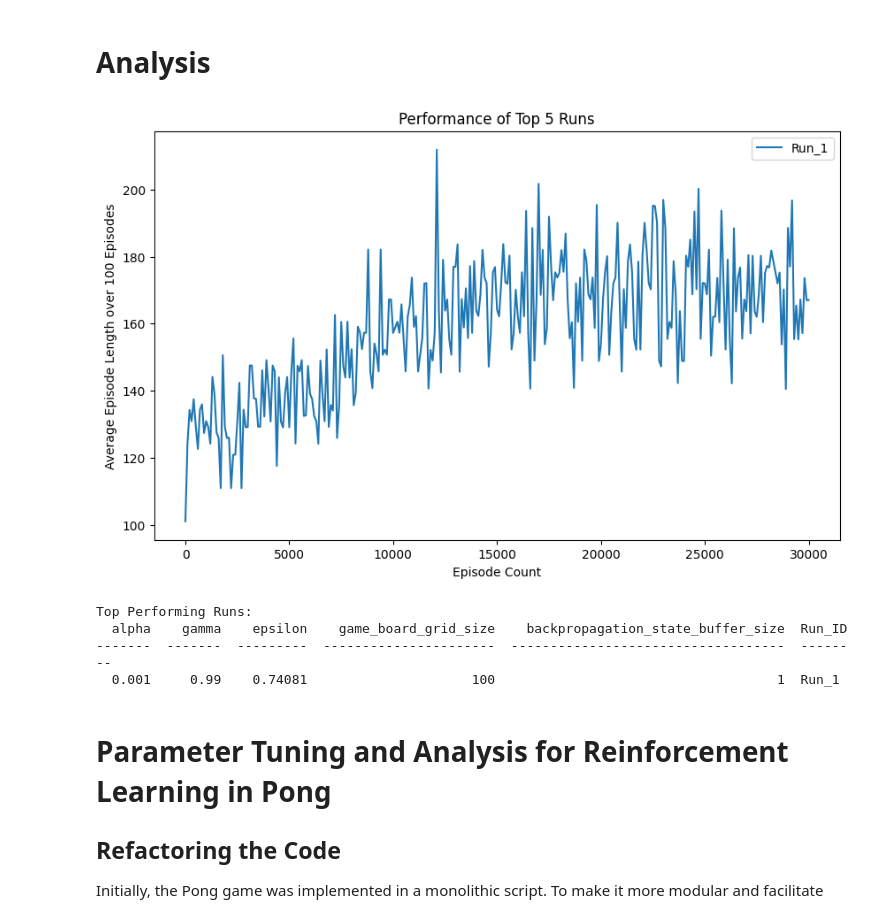
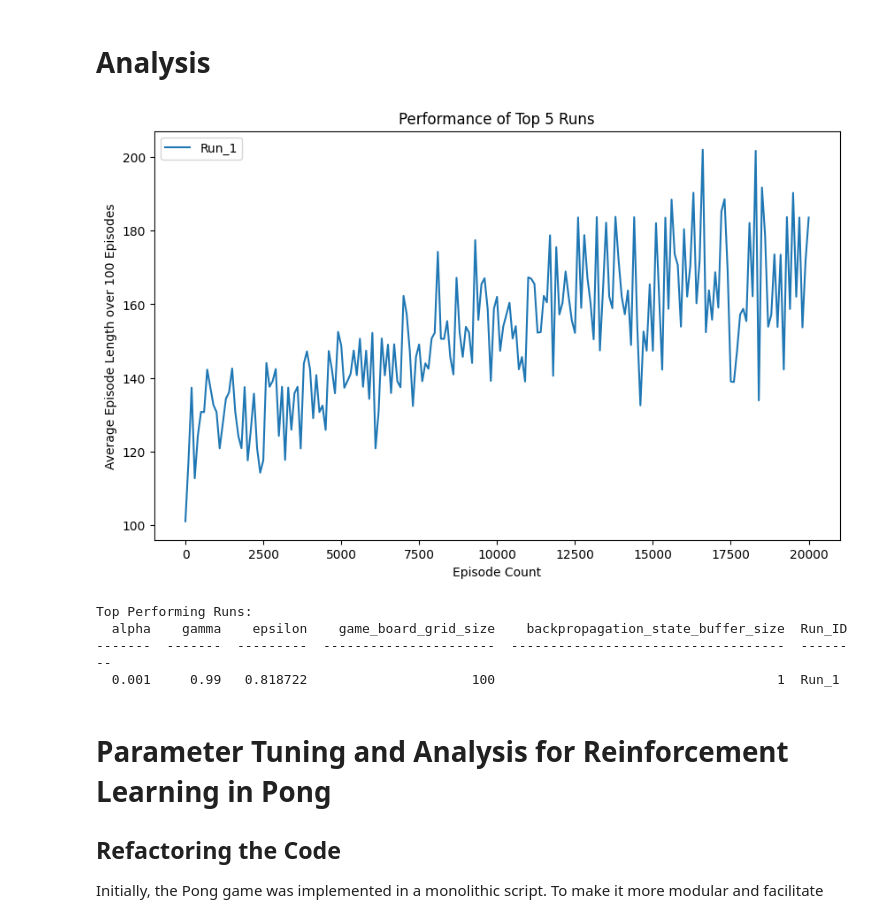
Before and after one commit to joereger/AI-PongReinforcementLearning, a Jupyter notebook: Teaching AI to Play Pong with PyTorch Neural Net.ipynb, the cells around one changed output. Cells and saved outputs as stored; diff of their text form; code cells hidden in the pictures.

```diff
--- a/Teaching AI to Play Pong with PyTorch Neural Net.ipynb
+++ b/Teaching AI to Play Pong with PyTorch Neural Net.ipynb
@@ -572,7 +506,7 @@ from tabulate import tabulate
 import matplotlib.pyplot as plt
 
 # Load the data from the pickle file
-with open("data/v49-PyTorch-ParamTest-All-Results.pkl", "rb") as f:
+with open("data/v50-PyTorch-ParamTest-All-Results.pkl", "rb") as f:
     all_results = pickle.load(f)
 
 # Initialize empty lists to store config and metrics data
@@ -615,38 +549,38 @@ metrics_list = []
 # Loop through the top 5 runs to plot and collect summaries
 for index, row in top_5_runs.iterrows():
     # Extract the config and metrics for this run
     config = row[['alpha', 'gamma', 'epsilon', 'game_board_grid_size', 'backpropagation_state_buffer_size']]
     metrics = row['KR_avg_episode_length_every_100_episodes']
 
     # Generate a short identifier for the run
     short_id = f"Run_{index+1}"
 
     # Plotting
     plt.plot(list(metrics.keys()), list(metrics.values()), label=short_id)
 
     # Collect data for Text Summary
     config['Run_ID'] = short_id
     config_list.append(config)
     metrics_list.append({"Run_ID": short_id, "Last_Avg_Ep_Length": list(metrics.values())[-1]})
 
 # Add legend to the plot
 plt.legend()
 plt.xlabel('Episode Count')
 plt.ylabel('Average Episode Length over 100 Episodes')
 plt.title("Performance of Top 5 Runs")
 plt.show()
 
 # Print out the text summaries
 print("Top Performing Runs:")
 print(tabulate(config_list, headers="keys"))
 #print("Metrics:")
 #print(tabulate(metrics_list, headers="keys"))
 # %% [output]
-[figure, old version]
+[figure, new version]
 Top Performing Runs:
   alpha    gamma    epsilon    game_board_grid_size    backpropagation_state_buffer_size  Run_ID
 -------  -------  ---------  ----------------------  -----------------------------------  --------
-  0.001     0.99    0.74081                     100                                    1  Run_1
+  0.001     0.99   0.818722                     100                                    1  Run_1
 # %% [markdown]
 # Parameter Tuning and Analysis for Reinforcement Learning in Pong
 
```
Also changed, not shown: parts of 1 cell of this notebook.
